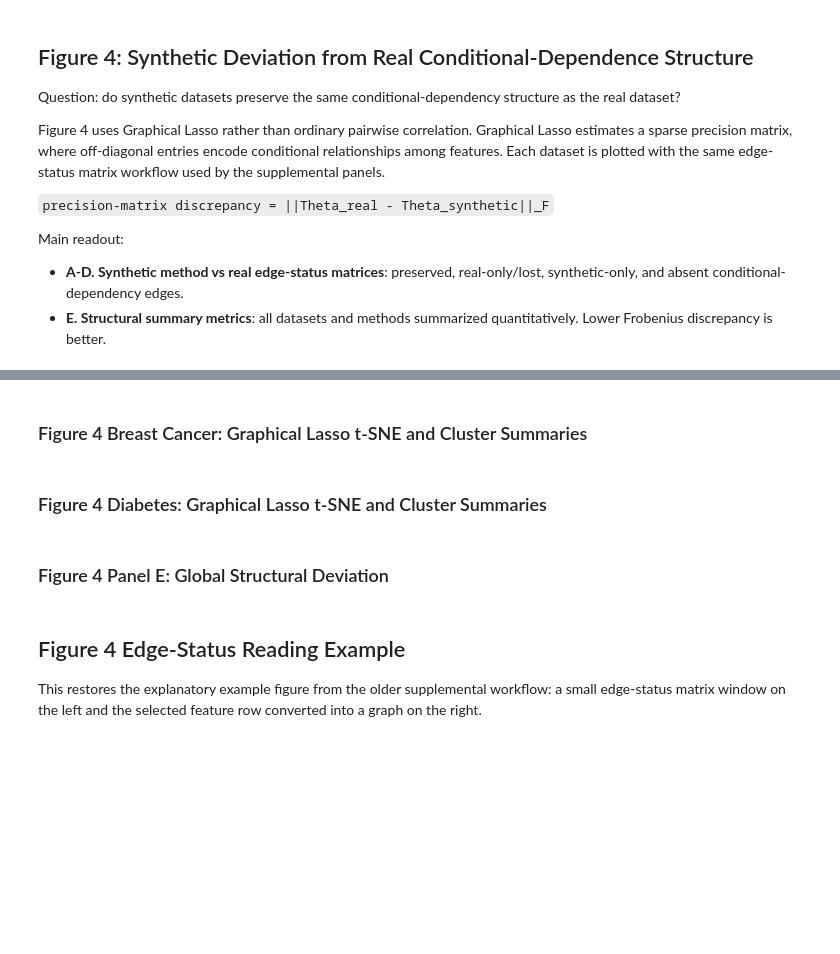
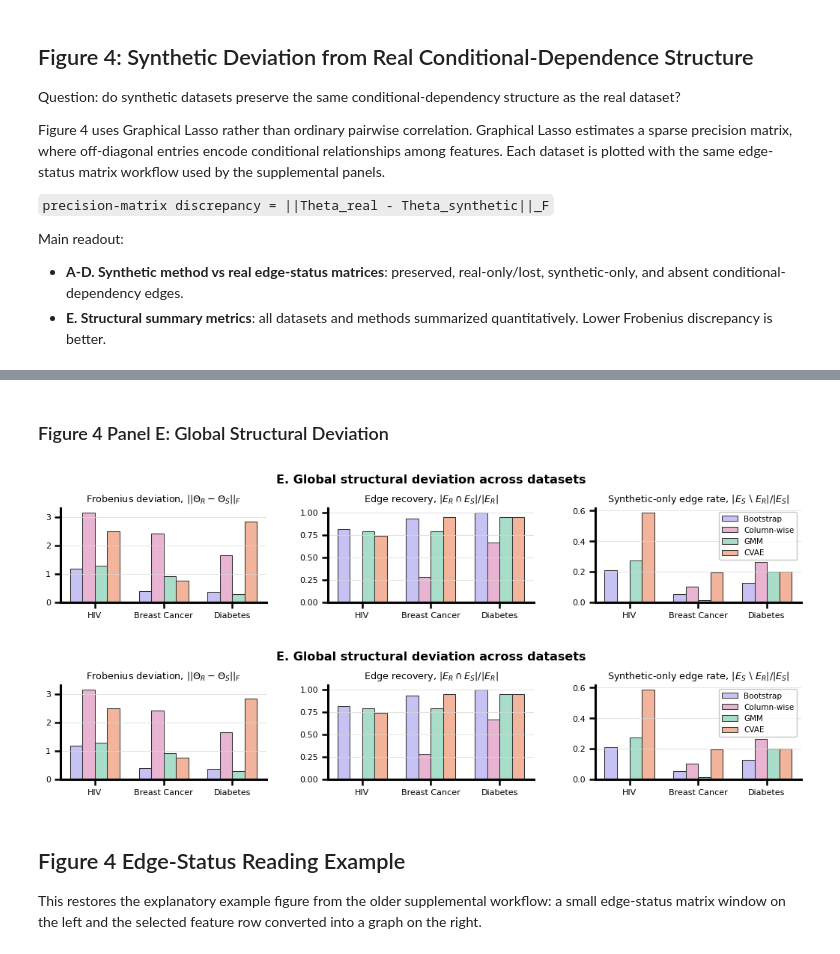
Before and after one commit to TonyTran03/distinguishable_data, a Jupyter notebook: data_synthesis/notebooks/make_main_figures_revision.ipynb, the cells around one changed output, grey strips where cells are left out. Saved outputs shown, nothing was run; the diff lists cells and outputs as text; code cells hidden in the pictures; blank space fills up the shorter version.

```diff
--- a/data_synthesis/notebooks/make_main_figures_revision.ipynb
+++ b/data_synthesis/notebooks/make_main_figures_revision.ipynb
@@ -1518,2 +1561,0 @@ display(fig4_tsne_hiv.fig)
-# %% [markdown]
-### Figure 4 Breast Cancer: Graphical Lasso t-SNE and Cluster Summaries
@@ -1522,2 +1561,0 @@ display(fig4_tsne_breast_cancer.fig)
-# %% [markdown]
-### Figure 4 Diabetes: Graphical Lasso t-SNE and Cluster Summaries
@@ -1528,10 +1564,12 @@ display(fig4_tsne_diabetes.fig)
 # %%
 fig4_panel_e = plot_figure4_metric_summary(
     corr_summary,
     dataset_order=DATASET_ORDER,
     method_order=METHOD_ORDER,
 )
-fig4_panel_e
+# %% [output]
+[figure, added]
+[figure, added]
 # %% [markdown]
 ## Figure 4 Edge-Status Reading Example
 
```
Also changed, not shown: parts of 7 cells of this notebook.
